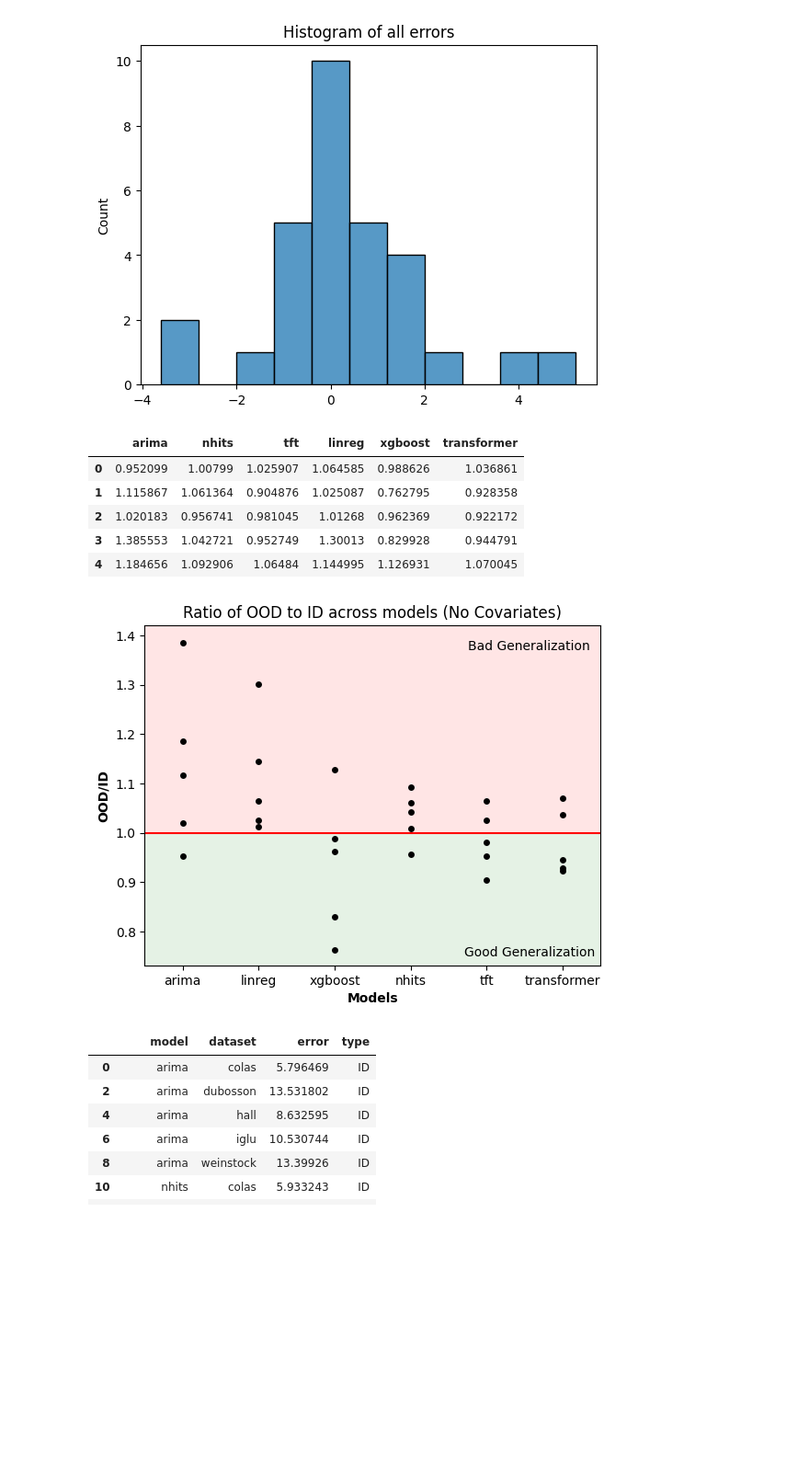
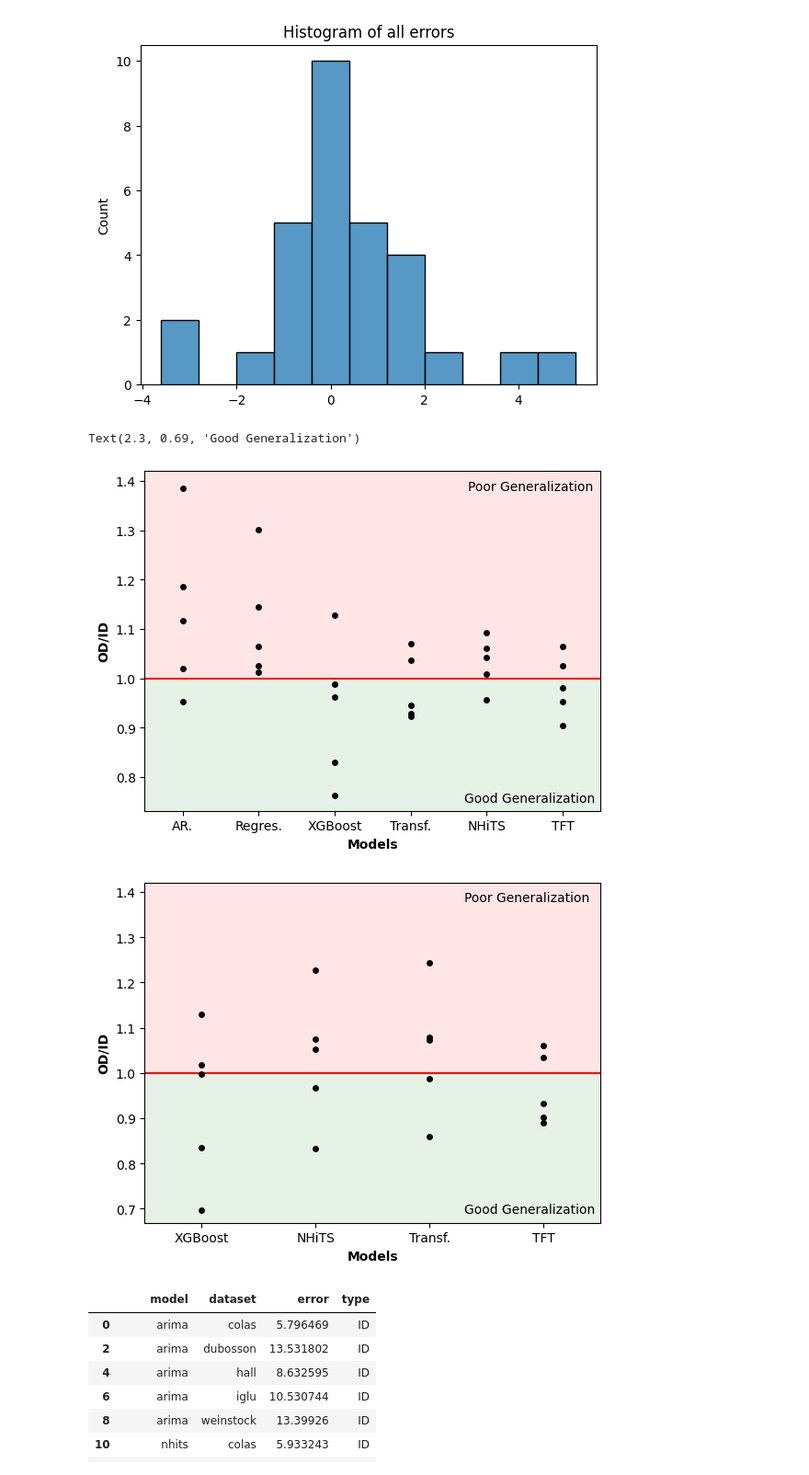
Before and after one commit to IrinaStatsLab/GlucoBench, a Jupyter notebook: presentation/njf-plots.ipynb, the cells around one changed output. Shown at 92% size. Saved outputs shown, nothing was run; the diff lists cells and outputs as text; code cells hidden in the pictures; blank space fills up the shorter version.

Commit message:
created plots for NJF section - ratio of od to id

```diff
--- a/presentation/njf-plots.ipynb
+++ b/presentation/njf-plots.ipynb
@@ -108,53 +108,66 @@ sns.histplot(ood_minus_id).set_title("Histogram of all errors")
 (0.33359310327408315, -2.25779151941322, 3.1055639707044493)
 [figure]
 # %%
+import matplotlib.pyplot as plt
+plt.figure()
+
 # 2. ID compared to OOD - axis along datasets
 ratios = pd.DataFrame()
 for model in models:
     ood_div_id = np.zeros(0)
     for dataset in datasets:
         delta = df_nocov_rmse.filter(items=[model], axis=0)[f"{dataset} OOD"]/df_nocov_rmse.filter(items=[model], axis=0)[f"{dataset} ID"]
         ood_div_id = np.append(delta, ood_div_id)
 
     ratios[model] = ood_div_id
 
-import matplotlib.pyplot as plt
+# rename the columns
+ratios.columns = ["AR.","NHiTS","TFT","Regres.","XGBoost","Transf."]
 
-# i = 2
-# j = 3
-# fig, ax = plt.subplots(i,j)
-
-# for n, (key, val) in enumerate(ratios.items()):
-#     # print(n, n//j, n%j)
-#     sns.histplot(ratios[key], ax=ax[n//j, n%j]).set_title(key)
-#     # print(key, np.mean(val), np.percentile(val, 5), np.percentile(val, 95))
-
-# plt.tight_layout(rect=[0, 0.03, 1, 0.95])
-# fig.suptitle("OOD-ID for all models")
-
-
-# sns.pointplot(ratios, x)
 df = ratios.stack().reset_index()
-fig = sns.stripplot(df, x=df["level_1"], y=0, order=["arima", "linreg", "xgboost", "nhits", "tft", "transformer"], jitter=False, color="black")
+fig = sns.stripplot(df, x=df["level_1"], y=0, order=["AR.","Regres.","XGBoost","Transf.","NHiTS","TFT"], jitter=False, color="black")
 fig.axhline(1, color="red")
-fig.set_ylabel("OOD/ID", weight=900)
-fig.set_title("Ratio of OOD to ID across models (No Covariates)")
+fig.set_ylabel("OD/ID", weight=900)
 fig.set_xlabel("Models", weight=900)
 fig.set_ylim(bottom=None, top=1.42)
 fig.axhspan(1, 1.5, facecolor="red", alpha=0.1)
 fig.axhspan(0, 1, facecolor="green", alpha=0.1)
-fig.text(3.75, 1.37, "Bad Generalization")
+fig.text(3.75, 1.38, "Poor Generalization")
 fig.text(3.70, 0.75, "Good Generalization")
 
-ratios
+plt.figure()
+
+# do no covariates
+ratiosnc = pd.DataFrame()
+for model in [m for m in models if m != "arima"]:
+    ood_div_id = np.zeros(0)
+    for dataset in datasets:
+        delta = df_cov_rmse.filter(items=[model], axis=0)[f"{dataset} OOD"]/df_cov_rmse.filter(items=[model], axis=0)[f"{dataset} ID"]
+
+        if delta.values[0] > 0 and delta.values[0] < 10:
+            ood_div_id = np.append(delta, ood_div_id)
+        else:
+            ood_div_id = np.append(None, ood_div_id)
+
+    ratiosnc[model] = ood_div_id
+
+ratiosnc.columns = ["NHiTS","TFT","Regres.","XGBoost","Transf."]
+
+df = ratiosnc.stack().reset_index()
+
+fig = sns.stripplot(df, x=df["level_1"], y=0, order=["XGBoost","NHiTS","Transf.","TFT"], jitter=False, color="black")
+fig.axhline(1, color="red")
+fig.set_ylabel("OD/ID", weight=900)
+fig.set_xlabel("Models", weight=900)
+fig.set_ylim(bottom=None, top=1.42)
+fig.axhspan(1, 1.5, facecolor="red", alpha=0.1)
+fig.axhspan(0, 1, facecolor="green", alpha=0.1)
+fig.text(2.3, 1.38, "Poor Generalization")
+fig.text(2.3, 0.69, "Good Generalization")
 # %% [output]
-|  | arima | nhits | tft | linreg | xgboost | transformer |
-| 0 | 0.952099 | 1.00799 | 1.025907 | 1.064585 | 0.988626 | 1.036861 |
-| 1 | 1.115867 | 1.061364 | 0.904876 | 1.025087 | 0.762795 | 0.928358 |
-| 2 | 1.020183 | 0.956741 | 0.981045 | 1.01268 | 0.962369 | 0.922172 |
-| 3 | 1.385553 | 1.042721 | 0.952749 | 1.30013 | 0.829928 | 0.944791 |
-| 4 | 1.184656 | 1.092906 | 1.06484 | 1.144995 | 1.126931 | 1.070045 |
+Text(2.3, 0.69, 'Good Generalization')
-[figure, old version]
+[figure, new version]
+[figure, added]
 # %%
 # 3. LOTS OF PLOTS
 
```
Also changed, not shown: 3 other files.
